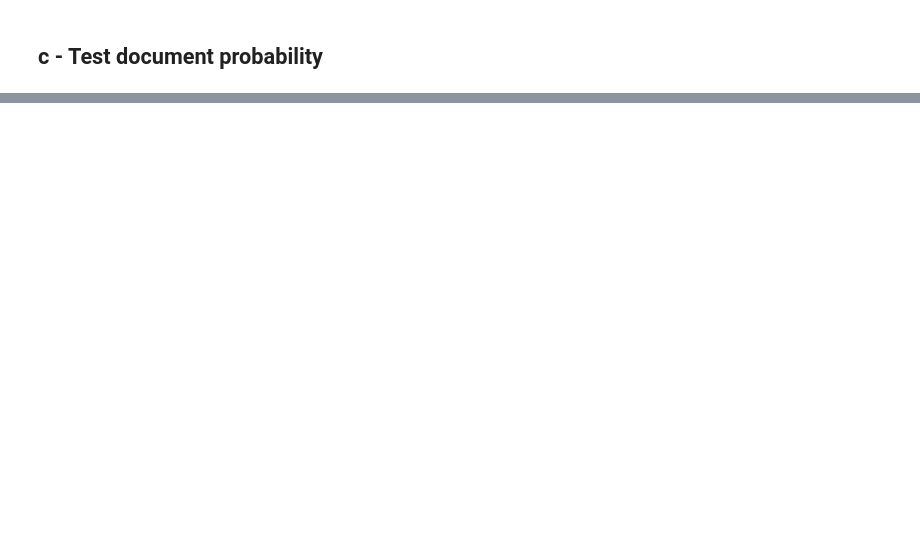
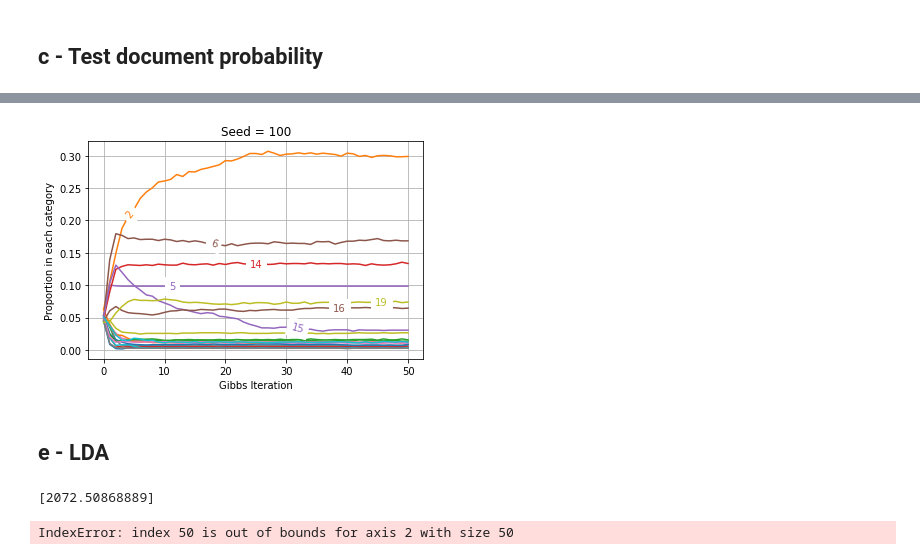
Before and after one commit to LozzaTray/4F10, a Jupyter notebook: C3/code/cw3.ipynb, the cells around one changed output, grey strips where cells are left out. Cells and saved outputs as stored; diff of their text form; code cells hidden in the pictures; blank space fills up the shorter version.

```diff
--- a/C3/code/cw3.ipynb
+++ b/C3/code/cw3.ipynb
@@ -154,0 +187,35 @@ word_frequencies = np.true_divide(word_counts, num_words)
+# %%
+from bmm import BMM
+
+np.random.seed(100)
+
+gibbs_iters = 50
+K = 20  # number of clusters
+alpha = 10  # parameter of the Dirichlet over mixture components
+gamma = .1  # parameter of the Dirichlet over words
+perplexity, swk, sk_docs_over_time = BMM(A, B, K, alpha, gamma, gibbs_iters)
+print("Perplexity: {}".format(perplexity))
+# %%
+from labellines import labelLines
+
+points=50
+cutoff = 0.05
+iters = range(0, points+1)
+plt.figure()
+D = np.sum(sk_docs_over_time[:, 0])
+for k in range(0, K):
+    vals = sk_docs_over_time[k, 0:points+1] / D
+    mean = np.mean(vals)
+    label = str(k+1) if mean > cutoff else ""
+    plt.plot(iters, vals, label=label)
+
+plt.grid()
+plt.title("Seed = 100")
+plt.xlabel("Gibbs Iteration")
+plt.ylabel("Proportion in each category")
+labelLines(plt.gca().get_lines())
+plt.show()
+# %% [output]
+[figure, added]
+# %% [markdown]
+## e - LDA
@@ -154,0 +234,16 @@ word_frequencies = np.true_divide(word_counts, num_words)
+# %%
+print(perplexity)
+# %% [output]
+[2072.50868889]
+# %%
+from lda import gen_posterior
+
+W = np.max([np.max(A[:, 1]), np.max(B[:, 1])])  # total number of unique words
+D = np.max(A[:, 0])  # number of documents in A
+K = 20
+alpha = 10  # parameter of the Dirichlet over mixture components
+gamma = .1  # parameter of the Dirichlet over words
+num_gibbs_iters = 50
+swk, sk, word_counts_by_id_topic_it, topic_counts_by_id_doc_it = gen_posterior(A, W, D, K, alpha, gamma, num_gibbs_iters)
+# %% [output]
+IndexError: index 50 is out of bounds for axis 2 with size 50
```
Also changed, not shown: parts of 9 cells of this notebook, 9 other files.
